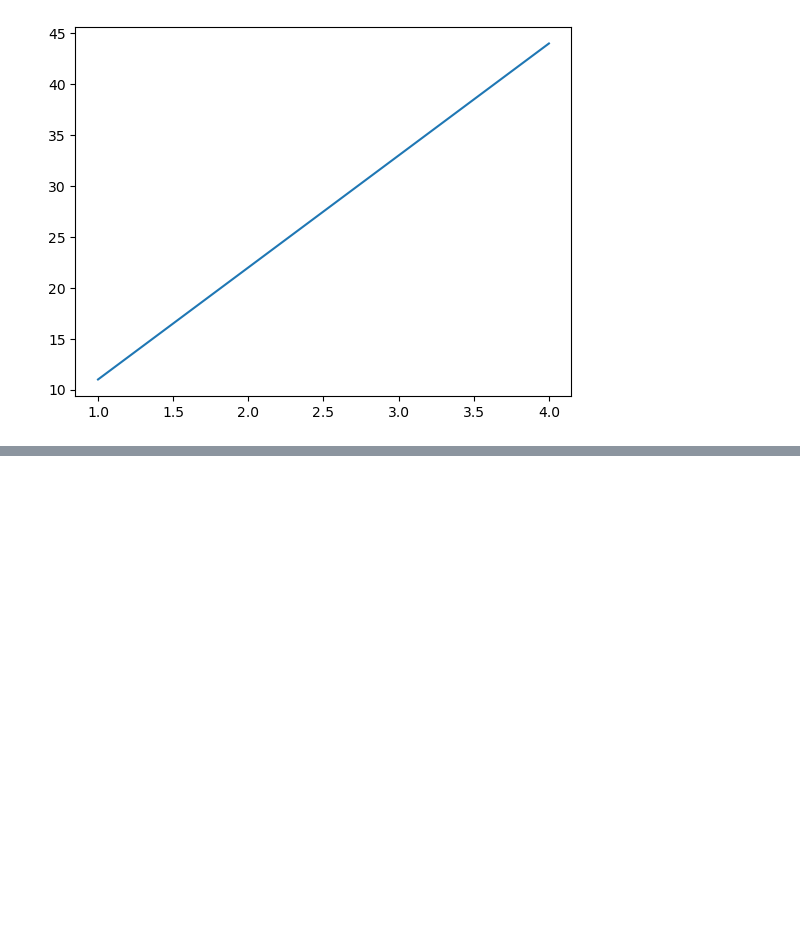
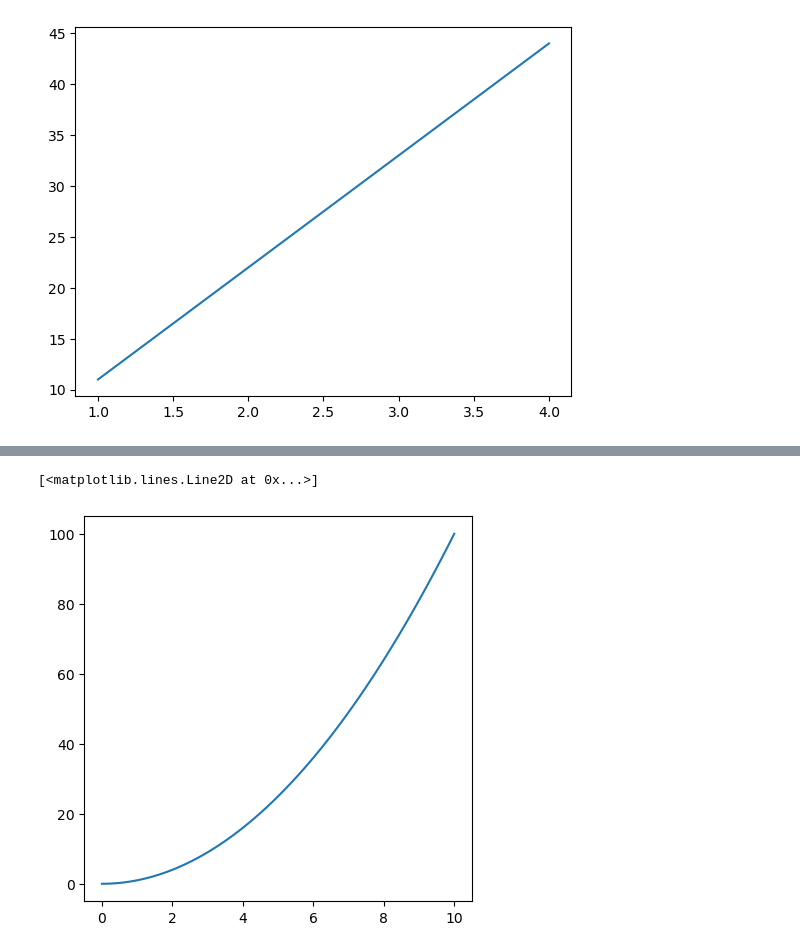
Before and after one commit to rickygrosvenor-pramanick/learn-ml, a Jupyter notebook: matplotlib/introduction-to-matplotlib.ipynb, the cells around one changed output, grey strips where cells are left out. Cells and saved outputs as stored; diff of their text form; code cells hidden in the pictures; blank space fills up the shorter version.

```diff
--- a/matplotlib/introduction-to-matplotlib.ipynb
+++ b/matplotlib/introduction-to-matplotlib.ipynb
@@ -47,0 +74,4 @@ plt.show()
+# %%
+import numpy as np
+x = np.linspace(0, 10, 100) # Returns num evenly spaced intervals between start and stop
+x
@@ -47,0 +99,7 @@ plt.show()
+# %%
+# Plot the Data and create a line plot (default)
+fig, ax = plt.subplots(figsize=(5,5))
+ax.plot(x, x**2)
+# %% [output]
+[<matplotlib.lines.Line2D at 0x...>]
+[figure, added]
```
Also changed, not shown: parts of 7 cells of this notebook, 1 other file.
